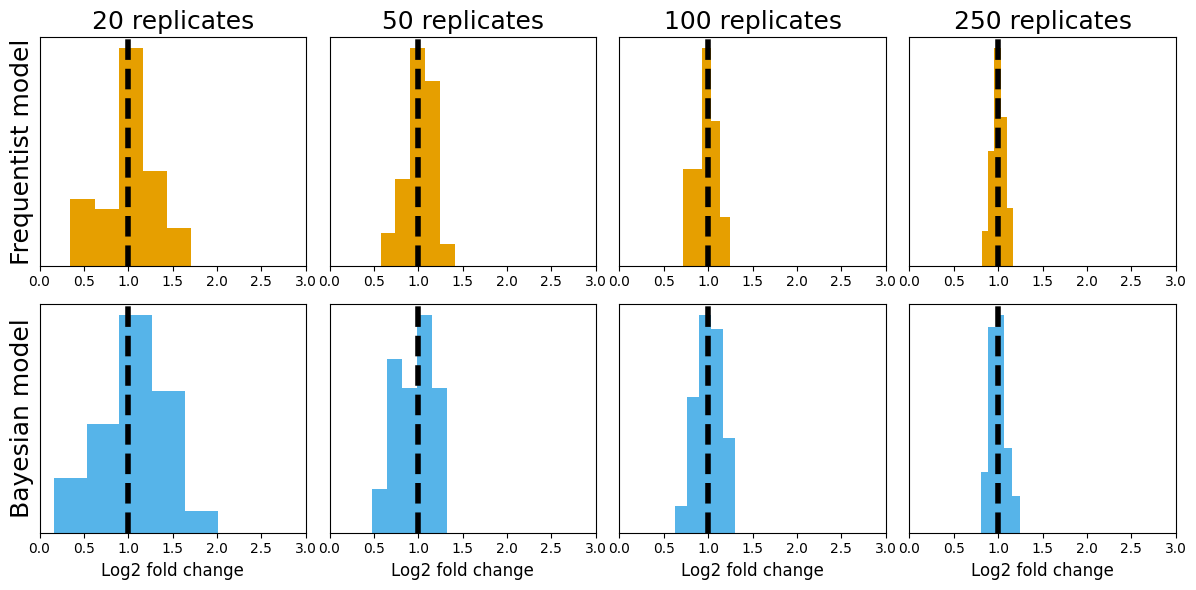
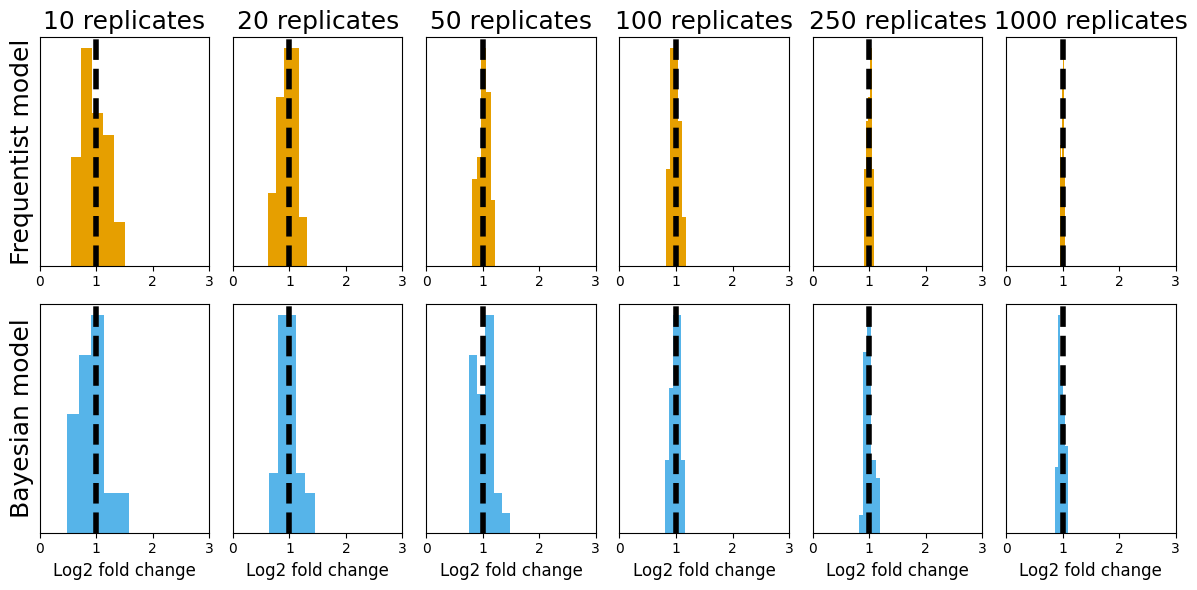
Unified diff of the notebook cell whose output changed from the first chart to the second:
--- before
+++ after
@@ -1,9 +1,10 @@
-fig, ax = plt.subplots(2,4,figsize=(12,6))
+fig, ax = plt.subplots(2,6,figsize=(12,6))
 
-for i in range(4):
+for i in range(6):
 
-    key = [20, 50, 100, 250][i]
+    key = [10, 20, 50, 100, 250, 1000][i]
 
-    data = bd_results[bd_results["reps"] == key].reset_index(drop=True)
+    data = uniform_priors['Mediator'][
+        uniform_priors['Mediator']["Replicates"] == key].reset_index(drop=True)
 
     ax[0, i].axvline(data.loc[0, "Ground_truth"], 

Commit: informed prior benchmark